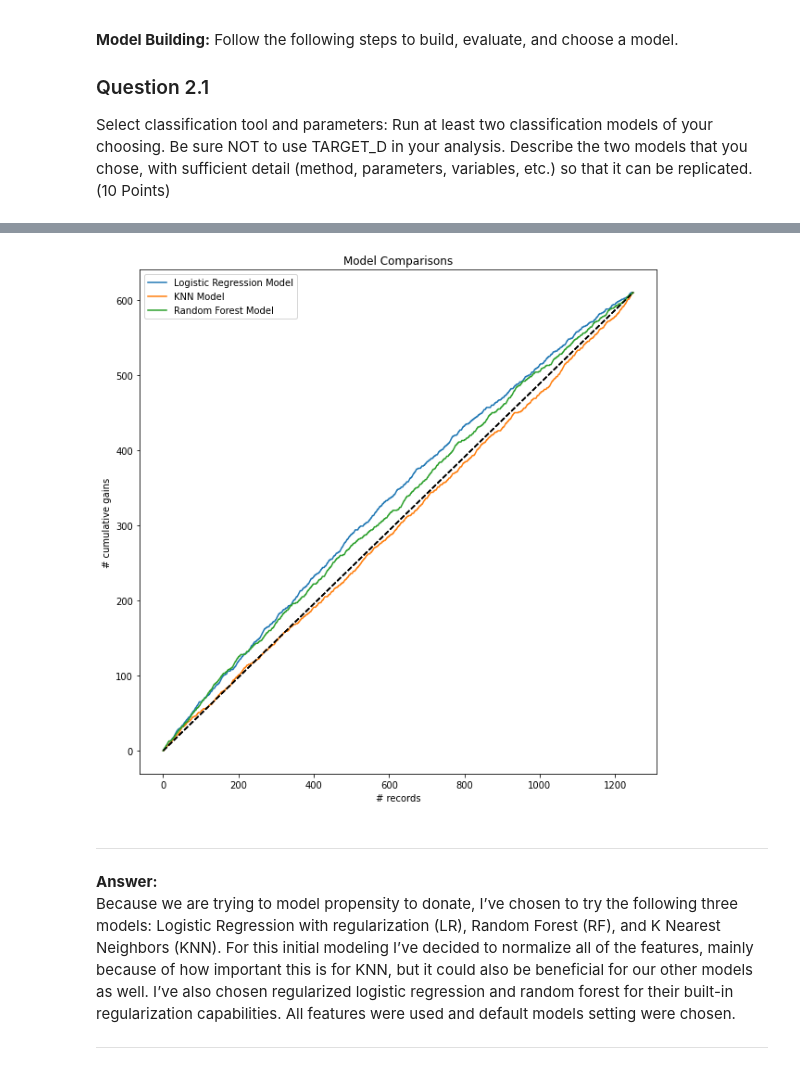
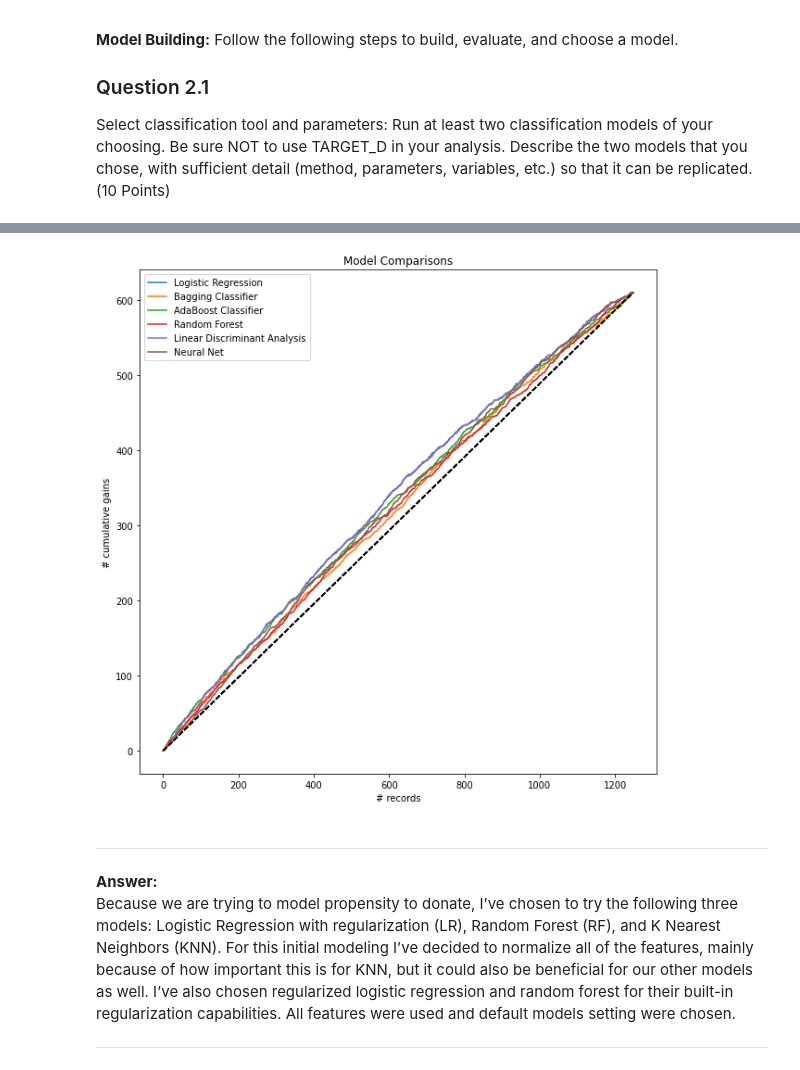
Before and after one commit to zachfreitas/ADS_505_Applied_Data_Sci_for_Business-, a Jupyter notebook: Module_4/Assignment_4/Assignment_4.ipynb, the cells around one changed output, grey strips where cells are left out. Drawn from its saved outputs; the diff is of its cells as text; code cells hidden in the pictures.

```diff
--- a/Module_4/Assignment_4/Assignment_4.ipynb
+++ b/Module_4/Assignment_4/Assignment_4.ipynb
@@ -282,0 +187,8 @@ AIC 2544.7992076116843
+# %%
+# AdaBoost Classifier Model
+ada = AdaBoostClassifier()
+ada.fit(X_train_norm, y_train)
+confusionMatrices(ada, 'AdaBoost Classifier')
+ada_result = pred_results(ada)
+pred = ada.predict(X_test_norm)
+print('\nAIC', AIC_score(y_test, pred, df=len(X.columns) + 1), '\n')
@@ -282,0 +213,8 @@ AIC 2544.7992076116843
+# %%
+# Random Forest Model
+rf = RandomForestClassifier(n_estimators=100)
+rf.fit(X_train_norm, y_train)
+confusionMatrices(rf, 'Random Forest')
+rf_result = pred_results(rf)
+pred = rf.predict(X_test_norm)
+print('\nAIC', AIC_score(y_test, pred, df=len(X.columns) + 1), '\n')
@@ -282,0 +239,8 @@ AIC 2544.7992076116843
+# %%
+# Linear Discriminant Analysis Model
+lda =LinearDiscriminantAnalysis()
+lda.fit(X_train_norm, y_train)
+confusionMatrices(lda, 'Linear Discriminant Analysis')
+lda_result = pred_results(lda)
+pred = lda.predict(X_test_norm)
+print('\nAIC', AIC_score(y_test, pred, df=len(X.columns) + 1), '\n')
@@ -282,0 +265,12 @@ AIC 2544.7992076116843
+# %%
+# NeuralNet Model
+nn_param_grid = {
+    'hidden_layer_sizes': list(range(2, 20)),
+}
+neuralNet = MLPClassifier(activation='logistic', solver='lbfgs', random_state=1, max_iter=5000)
+nn = GridSearchCV(neuralNet, nn_param_grid, cv=5, n_jobs=-1)
+nn.fit(X_train_norm, y_train)
+confusionMatrices(nn, 'Neural Net')
+nn_result = pred_results(nn)
+pred = nn.predict(X_test_norm)
+print('\nAIC', AIC_score(y_test, pred, df=len(X.columns) + 1), '\n')
@@ -283,14 +295,17 @@ AIC 2544.7992076116843
 # %%
 # Plot
-ax = gainsChart(lr_result.actual, label='Logistic Regression Model', color='C0', figsize=[10, 10])
-ax = gainsChart(knn_result.actual, label='KNN Model', color='C1', ax=ax)
-ax = gainsChart(rf_result.actual, label='Random Forest Model', color='C2', ax=ax)
+ax = gainsChart(lr_result.actual, label='Logistic Regression', color='C0', figsize=[10, 10])
+ax = gainsChart(bc_result.actual, label='Bagging Classifier', color='C1', ax=ax)
+ax = gainsChart(ada_result.actual, label='AdaBoost Classifier', color='C2', ax=ax)
+ax = gainsChart(rf_result.actual, label='Random Forest', color='C3', ax=ax)
+ax = gainsChart(lda_result.actual, label='Linear Discriminant Analysis', color='C4', ax=ax)
+ax = gainsChart(nn_result.actual, label='Neural Net', color='C5', ax=ax)
 ax.legend()
 ax.set_title('Model Comparisons')
 
 plt.show()
 # %% [output]
-[figure, old version]
+[figure, new version]
 # %% [markdown]
 ---
 **Answer:** <br>
```
Also changed, not shown: parts of 14 cells of this notebook.
